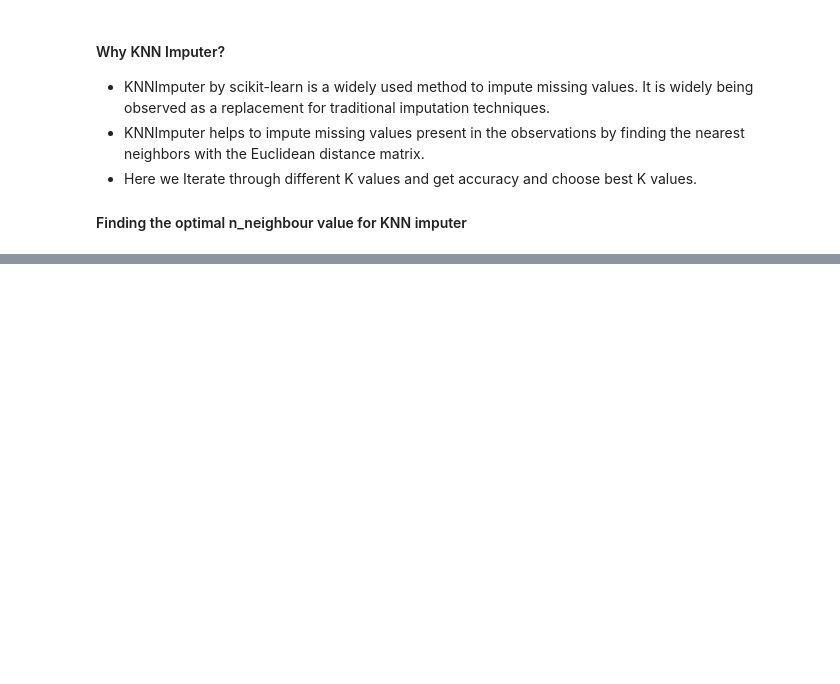
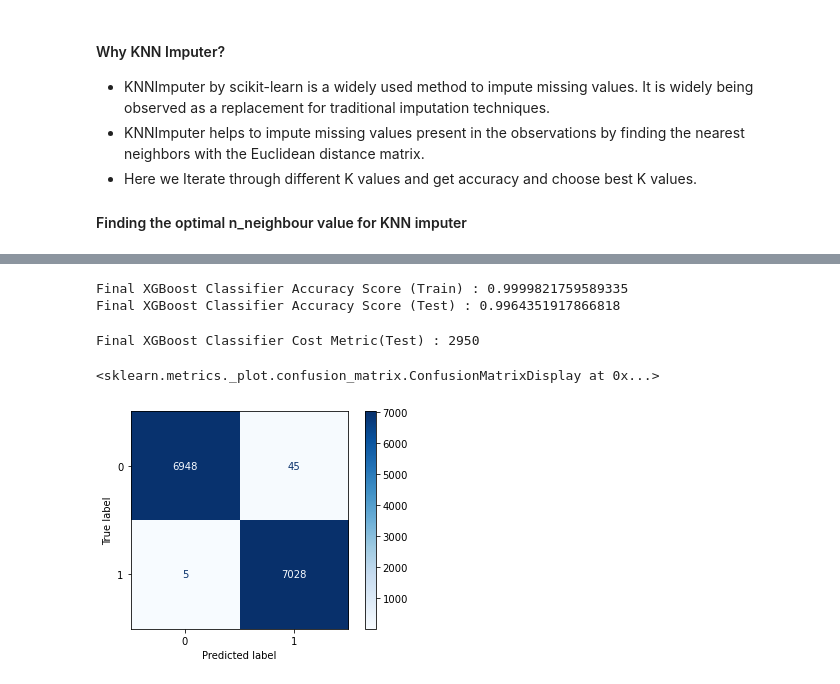
Before and after one commit to salmanfaruqi81/Sensor-Fault-Detection, a Jupyter notebook: Exploratory_Data_Analysis_Notebook.ipynb, the cells around one changed output, grey strips where cells are left out. Drawn from its saved outputs; the diff is of its cells as text; code cells hidden in the pictures; blank space fills up the shorter version.

Commit message:
Updated the Exploratory Data Analysis with all model experiments

```diff
--- a/Exploratory_Data_Analysis_Notebook.ipynb
+++ b/Exploratory_Data_Analysis_Notebook.ipynb
@@ -403,0 +652,8 @@ X1 = robustscaler.fit_transform(X)
+# %%
+# Create a pipeline with simple imputer with strategy constant and fill value 0
+constant_pipeline = Pipeline(steps=[
+    ('Imputer', SimpleImputer(strategy='constant', fill_value=0)),
+    ('RobustScaler', RobustScaler())
+])
+# %%
+X_const =constant_pipeline.fit_transform(X)
@@ -403,0 +884,12 @@ X1 = robustscaler.fit_transform(X)
+# %%
+final_model = XGBClassifier()
+
+# Resampling the minority class. The strategy can be changed as required.
+smt = SMOTETomek(random_state=42,sampling_strategy='auto', n_jobs=-1)
+# Fit the model to generate the data.
+X_res, y_res = smt.fit_resample(X_const, y)
+# %%
+X_train, X_test, y_train, y_test = train_test_split(X_res,y_res,test_size=0.2,random_state=42)
+
+final_model = final_model.fit(X_train, y_train)
+y_pred = final_model.predict(X_test)
@@ -403,0 +898,18 @@ X1 = robustscaler.fit_transform(X)
+# %%
+print("Final XGBoost Classifier Accuracy Score (Train) :", final_model.score(X_train,y_train))
+print("Final XGBoost Classifier Accuracy Score (Test) :", accuracy_score(y_pred,y_test))
+# %% [output]
+Final XGBoost Classifier Accuracy Score (Train) : 0.9999821759589335
+Final XGBoost Classifier Accuracy Score (Test) : 0.9964351917866818
+# %%
+print("Final XGBoost Classifier Cost Metric(Test) :",total_cost(y_test, y_pred))
+# %% [output]
+Final XGBoost Classifier Cost Metric(Test) : 2950
+# %%
+from sklearn.metrics import plot_confusion_matrix
+
+#plots Confusion matrix
+plot_confusion_matrix(final_model, X_test, y_test, cmap='Blues', values_format='d')
+# %% [output]
+<sklearn.metrics._plot.confusion_matrix.ConfusionMatrixDisplay at 0x...>
+[figure, added]
```
Also changed, not shown: parts of 66 cells of this notebook, 8 other files.
